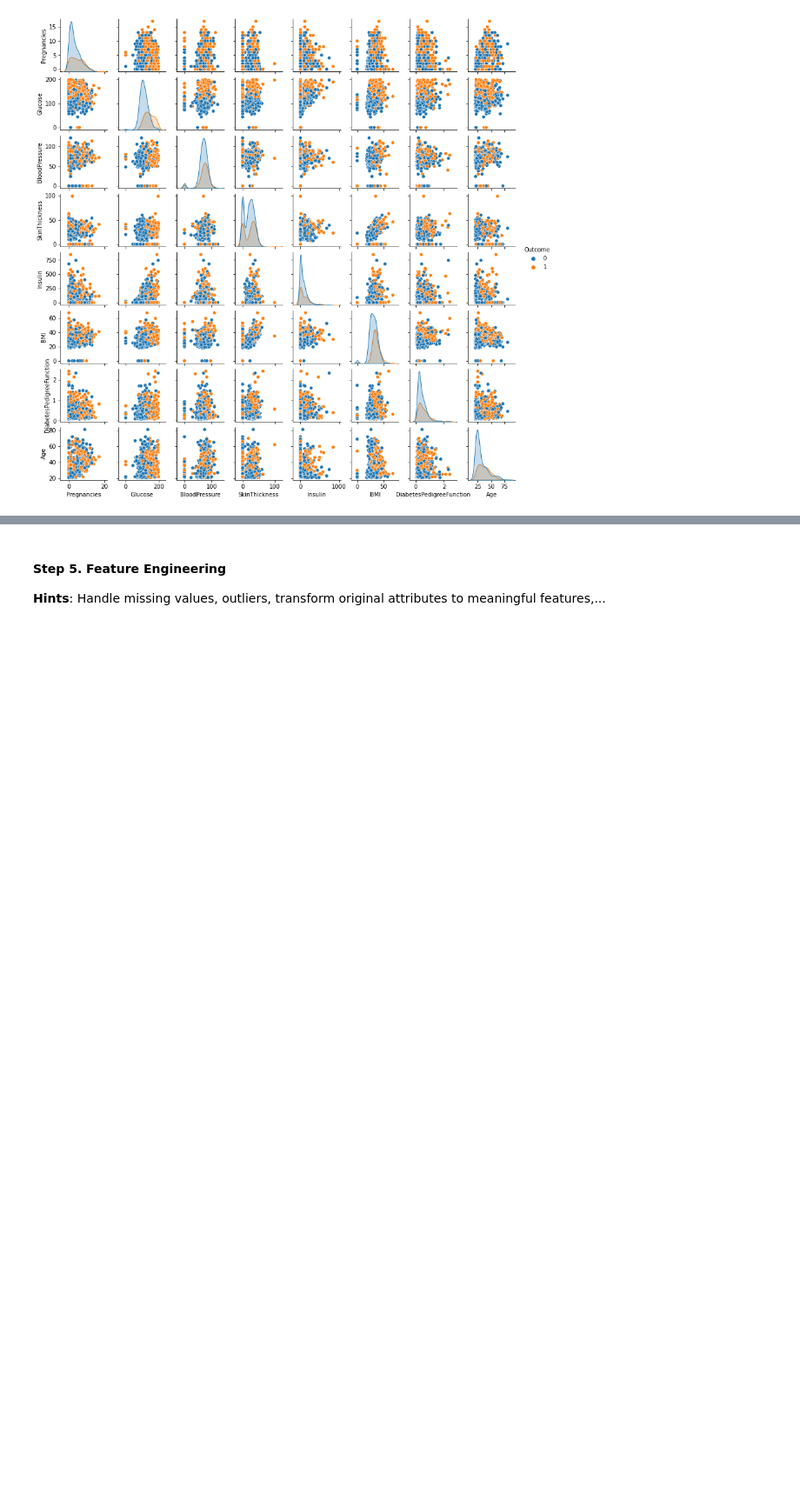
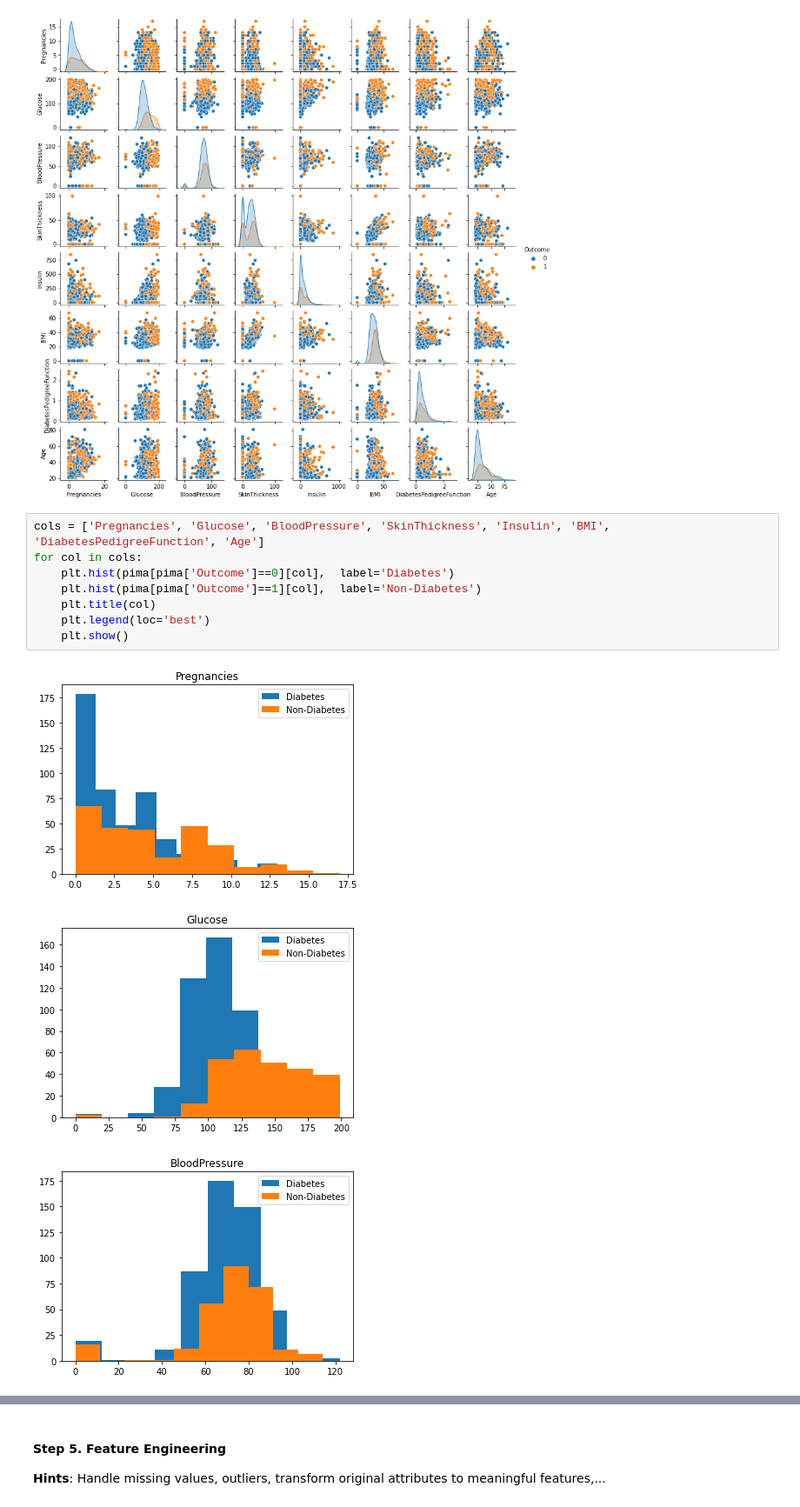
Before and after one commit to honghanhh/mci_python_33a8_l1, a Jupyter notebook: Live Slides/Live Lecture 10/maintn_Capstone Project.ipynb, the cells around one changed output, grey strips where cells are left out. Shown at 87% size. Drawn from its saved outputs; the diff is of its cells as text; blank space fills up the shorter version.

```diff
--- a/Live Slides/Live Lecture 10/maintn_Capstone Project.ipynb
+++ b/Live Slides/Live Lecture 10/maintn_Capstone Project.ipynb
@@ -364,3 +371,15 @@ sns.pairplot(data = pima, hue = 'Outcome', height=1.5)
 plt.show()
 # %% [output]
 [figure]
+# %%
+cols = ['Pregnancies', 'Glucose', 'BloodPressure', 'SkinThickness', 'Insulin', 'BMI', 'DiabetesPedigreeFunction', 'Age']
+for col in cols:
+    plt.hist(pima[pima['Outcome']==0][col],  label='Diabetes')
+    plt.hist(pima[pima['Outcome']==1][col],  label='Non-Diabetes')
+    plt.title(col)
+    plt.legend(loc='best')
+    plt.show()
+# %% [output]
+[figure, added]
+[figure, added]
+[figure, added]
```
Also changed, not shown: parts of 23 cells of this notebook, 1 other file.
